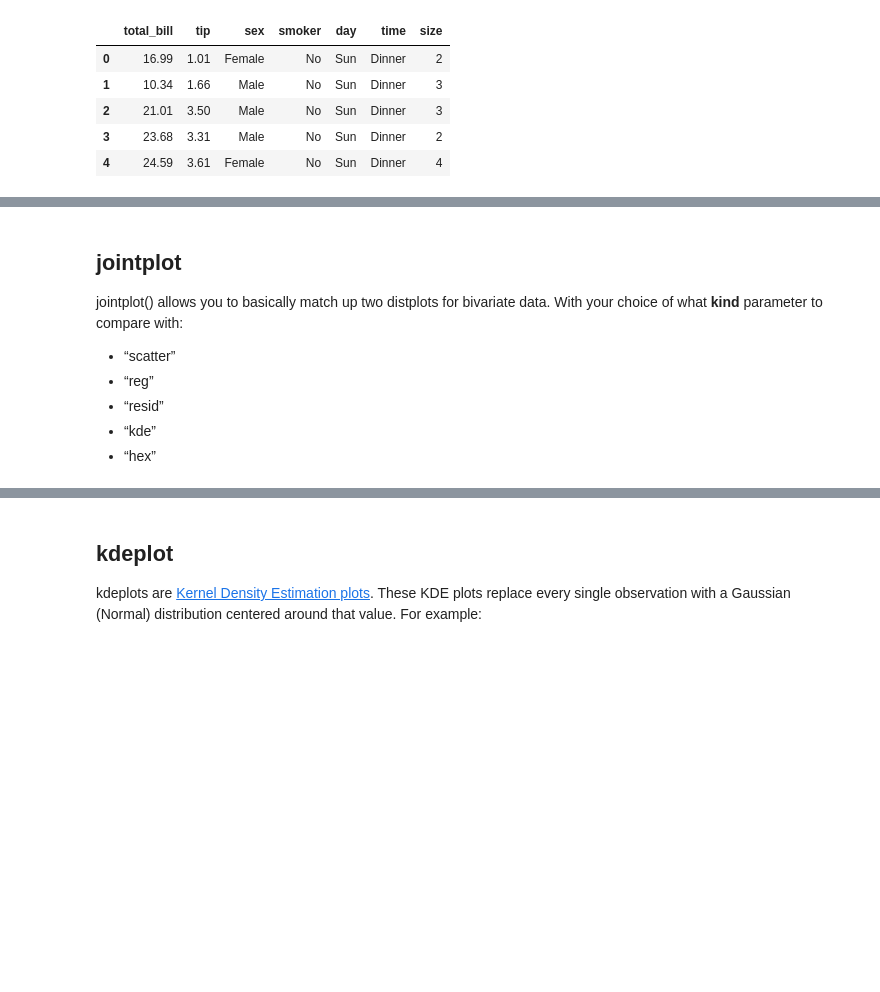
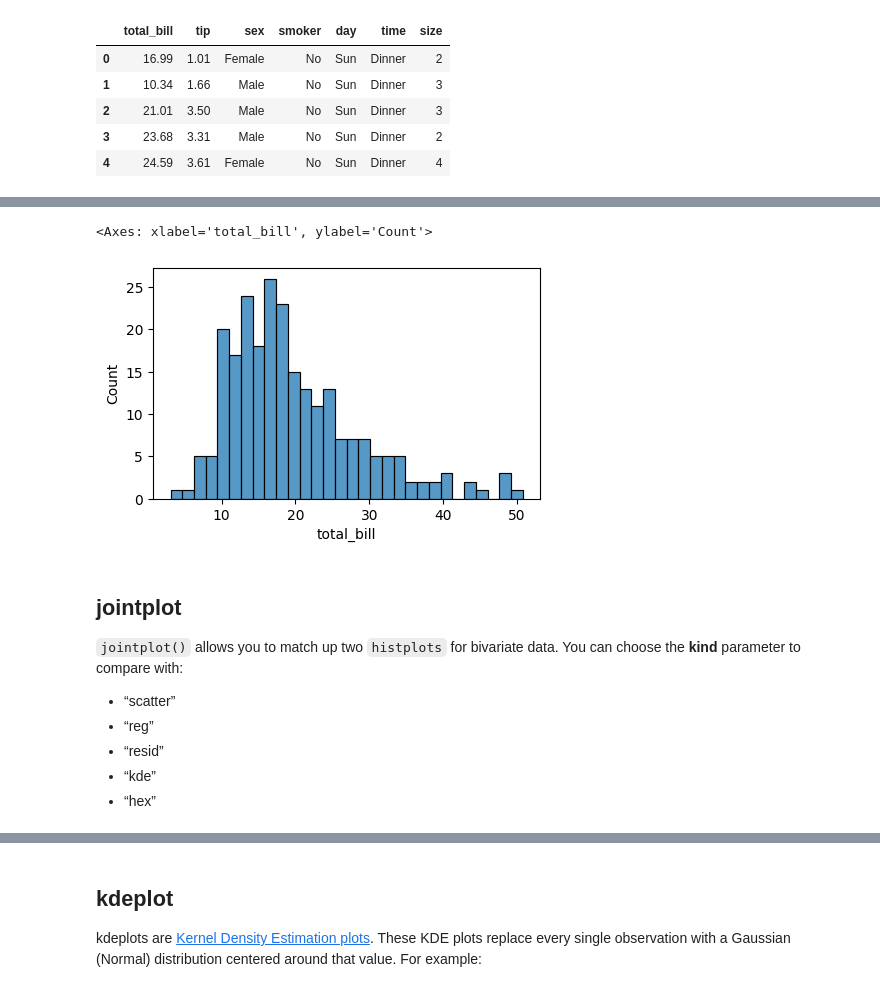
Before and after one commit to tychen742/thinkdsm, a Jupyter notebook: chapters/06-visualization/0608-vis-sns-distribution-plots.ipynb, the cells around one changed output, grey strips where cells are left out. Saved outputs shown, nothing was run; the diff lists cells and outputs as text; code cells hidden in the pictures; blank space fills up the shorter version.

```diff
--- a/chapters/06-visualization/0608-vis-sns-distribution-plots.ipynb
+++ b/chapters/06-visualization/0608-vis-sns-distribution-plots.ipynb
@@ -50,7 +91,15 @@ sns.distplot(tips['total_bill'],kde=False,bins=30)
+# %%
+import matplotlib.pyplot as plt
+
+fig, axes = plt.subplots(figsize=(5, 3))            ### width: 5, height: 3
+sns.histplot(tips['total_bill'], bins=30, ax=axes)  ### specify ax=axes to plot on the given axes
+# %% [output]
+<Axes: xlabel='total_bill', ylabel='Count'>
+[figure, added]
 # %% [markdown]
 ## jointplot
 
-jointplot() allows you to basically match up two distplots for bivariate data. With your choice of what **kind** parameter to compare with:
+`jointplot()` allows you to match up two `histplots` for bivariate data. You can choose the **kind** parameter to compare with:
 * “scatter”
 * “reg”
 * “resid”
```
Also changed, not shown: parts of 25 cells of this notebook, 2 other files.
